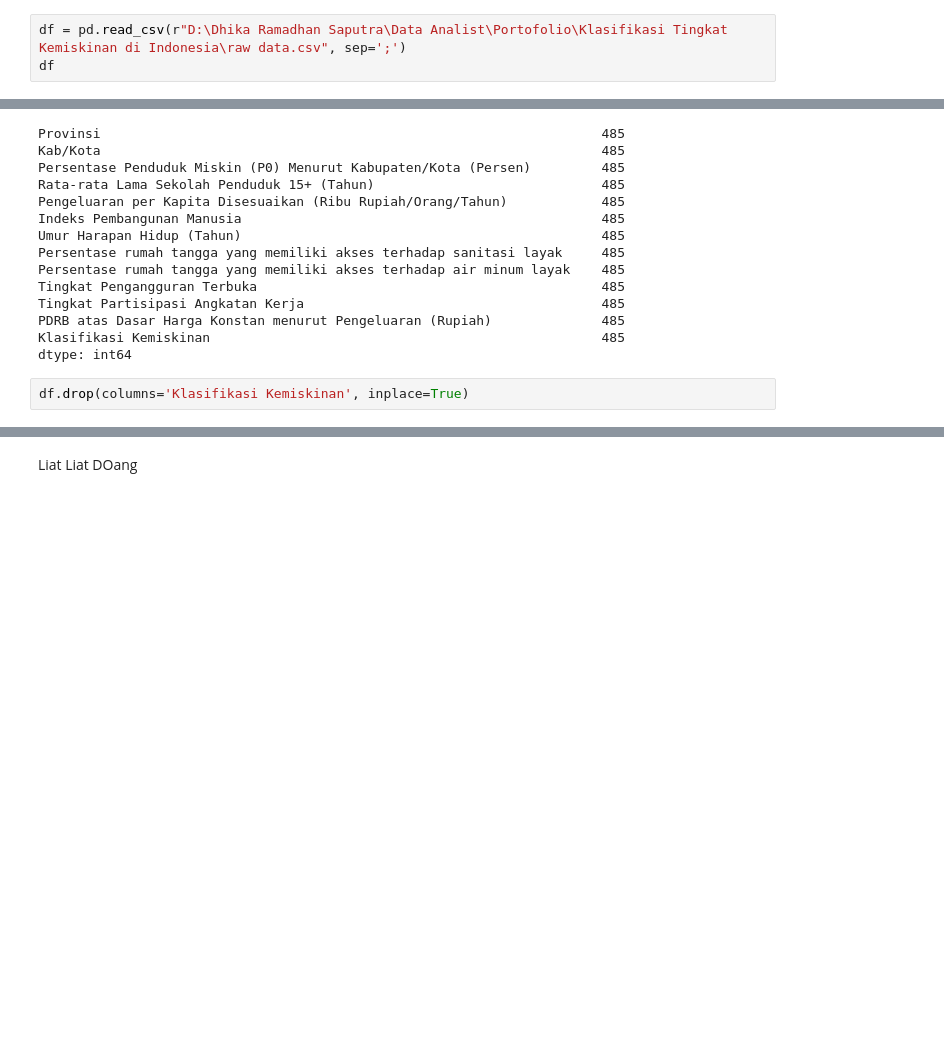
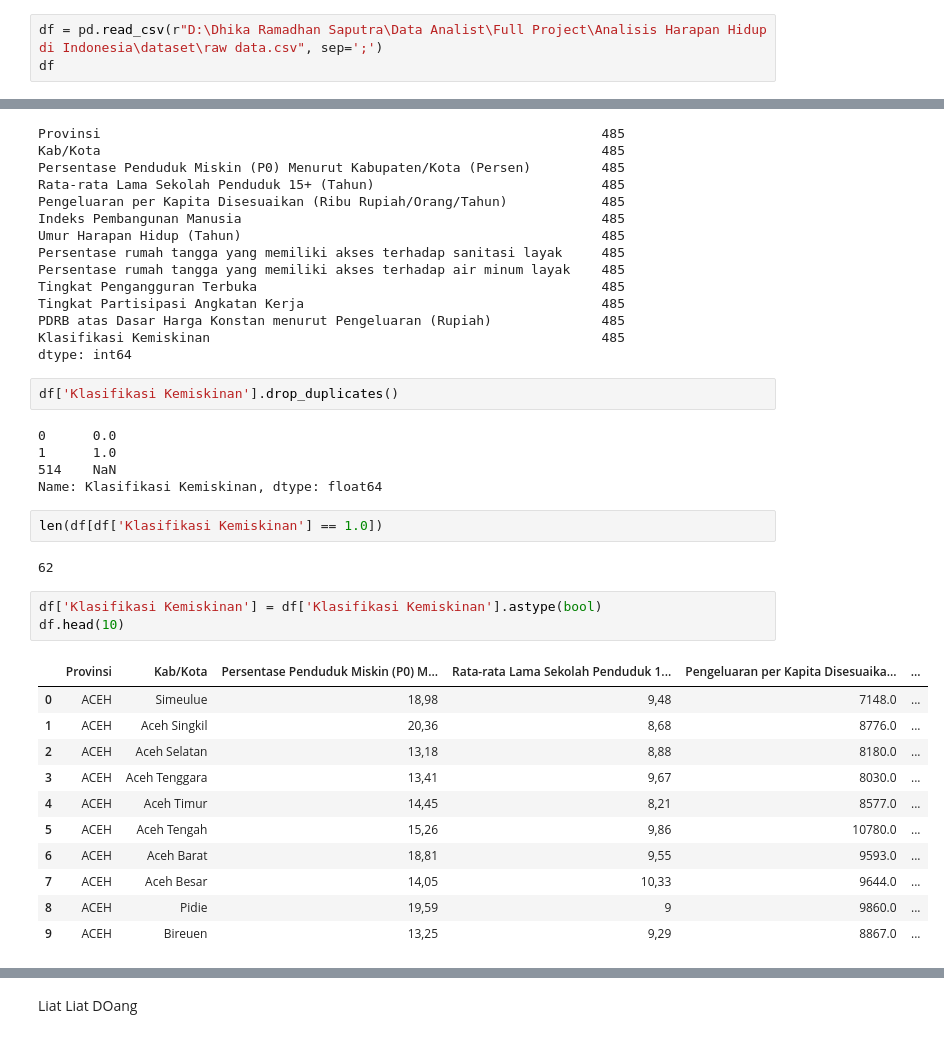
Before and after one commit to dhikaramadhansaputra/Full_Project_Data_Analyst, a Jupyter notebook: Klasifikasi Tingkat Kemiskinan di Indonesia/data cleaning.ipynb, the cells around one changed output, grey strips where cells are left out. Cells and saved outputs as stored; diff of their text form; blank space fills up the shorter version.

```diff
--- a/Analisis Harapan Hidup di Indonesia/data cleaning.ipynb
+++ b/Klasifikasi Tingkat Kemiskinan di Indonesia/data cleaning.ipynb
@@ -1,7 +1,7 @@
 # %%
 import pandas as pd
 # %%
-df = pd.read_csv(r"D:\Dhika Ramadhan Saputra\Data Analist\Portofolio\Klasifikasi Tingkat Kemiskinan di Indonesia\raw data.csv", sep=';')
+df = pd.read_csv(r"D:\Dhika Ramadhan Saputra\Data Analist\Full Project\Analisis Harapan Hidup di Indonesia\dataset\raw data.csv", sep=';')
 df
 # %% [output]
 |  | Provinsi | Kab/Kota | Persentase Penduduk Miskin (P0) M... | Rata-rata Lama Sekolah Penduduk 1... | Pengeluaran per Kapita Disesuaika... | ... |
@@ -35,7 +35,31 @@ PDRB atas Dasar Harga Konstan menurut Pengeluaran (Rupiah)              485
 Klasifikasi Kemiskinan                                                  485
 dtype: int64
 # %%
-df.drop(columns='Klasifikasi Kemiskinan', inplace=True)
+df['Klasifikasi Kemiskinan'].drop_duplicates()
+# %% [output]
+0      0.0
+1      1.0
+514    NaN
+Name: Klasifikasi Kemiskinan, dtype: float64
+# %%
+len(df[df['Klasifikasi Kemiskinan'] == 1.0])
+# %% [output]
+62
+# %%
+df['Klasifikasi Kemiskinan'] = df['Klasifikasi Kemiskinan'].astype(bool)
+df.head(10)
+# %% [output]
+|  | Provinsi | Kab/Kota | Persentase Penduduk Miskin (P0) M... | Rata-rata Lama Sekolah Penduduk 1... | Pengeluaran per Kapita Disesuaika... | ... |
+| 0 | ACEH | Simeulue | 18,98 | 9,48 | 7148.0 | ... |
+| 1 | ACEH | Aceh Singkil | 20,36 | 8,68 | 8776.0 | ... |
+| 2 | ACEH | Aceh Selatan | 13,18 | 8,88 | 8180.0 | ... |
+| 3 | ACEH | Aceh Tenggara | 13,41 | 9,67 | 8030.0 | ... |
+| 4 | ACEH | Aceh Timur | 14,45 | 8,21 | 8577.0 | ... |
+| 5 | ACEH | Aceh Tengah | 15,26 | 9,86 | 10780.0 | ... |
+| 6 | ACEH | Aceh Barat | 18,81 | 9,55 | 9593.0 | ... |
+| 7 | ACEH | Aceh Besar | 14,05 | 10,33 | 9644.0 | ... |
+| 8 | ACEH | Pidie | 19,59 | 9 | 9860.0 | ... |
+| 9 | ACEH | Bireuen | 13,25 | 9,29 | 8867.0 | ... |
 # %%
 df.dropna(inplace=True)
 df
```
Also changed, not shown: parts of 10 cells of this notebook, 5 other files.
